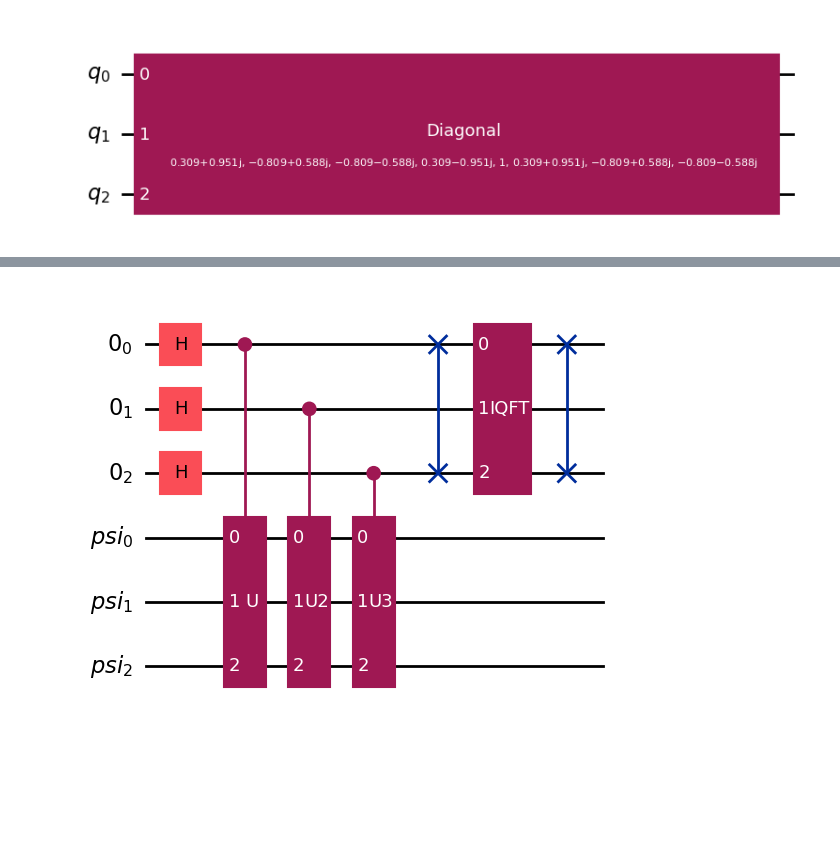
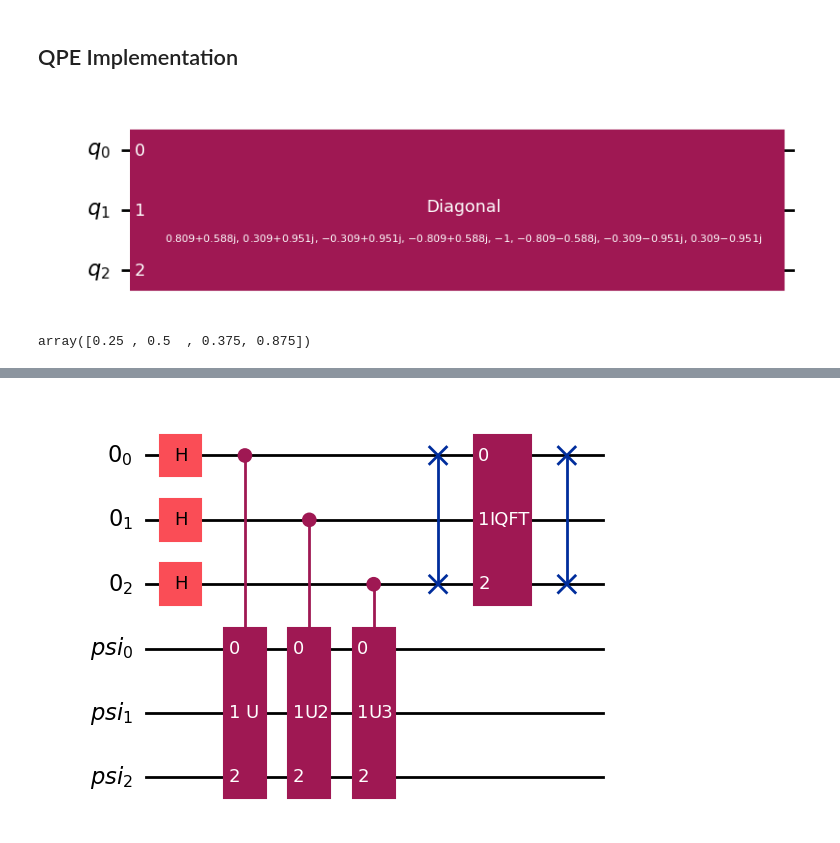
Before and after one commit to pankmunbodh/Quantum-Calculator, a Jupyter notebook: QPE and Grover.ipynb, the cells around one changed output, grey strips where cells are left out. Drawn from its saved outputs; the diff is of its cells as text; code cells hidden in the pictures; blank space fills up the shorter version.

```diff
--- a/Untitled.ipynb
+++ b/QPE and Grover.ipynb
@@ -1,3 +1,5 @@
+# %% [markdown]
+## QPE Implementation
 # %%
 from qiskit.circuit import QuantumCircuit, QuantumRegister, AncillaRegister, ClassicalRegister
 from qiskit.quantum_info import Statevector, Operator
@@ -25,20 +27,37 @@ def inverse_quantum_fourier_transform(n):
 # %%
 from qiskit.circuit.library import Diagonal
 from qiskit.circuit.library import DiagonalGate
 
-def power_diag_U(power, theta1, theta2, theta3,theta4,theta5,theta6,theta7,theta8):
-    diagonals = np.array([np.exp(2*np.pi*1.j*theta1),np.exp(2*np.pi*1.j*theta2),np.exp(2*np.pi*1.j*theta3),np.exp(2*np.pi*1.j*theta4),np.exp(2*np.pi*1.j*theta5),np.exp(2*np.pi*1.j*theta6),np.exp(2*np.pi*1.j*theta7),np.exp(2*np.pi*1.j*theta8)])**power
+
+def theta_input(d,n):
+    possible_thetas = np.arange(2**d)/2**d
+    return np.random.choice(possible_thetas, size=2**n,replace=False)
+
+
+
+def power_diag_U(power, n, thetas):
+    diagonals = np.array([])
+    if 2**n != len(thetas):
+        raise Exception("2^n should be the same length as the array of phases.")
+
+    for theta in thetas:
+        diagonals = np.append(diagonals, np.exp(2*np.pi*1.j*theta))
+    #diagonals = np.array([np.exp(2*np.pi*1.j*theta1),np.exp(2*np.pi*1.j*theta2),np.exp(2*np.pi*1.j*theta3),np.exp(2*np.pi*1.j*theta4),np.exp(2*np.pi*1.j*theta5),np.exp(2*np.pi*1.j*theta6),np.exp(2*np.pi*1.j*theta7),np.exp(2*np.pi*1.j*theta8)])**power
 
     return diagonals.tolist()
 
-def power_U(power,theta1,theta2,theta3, theta4, theta5, theta6, theta7,theta8):
-    diagonals = power_diag_U(power, theta1,theta2,theta3, theta4, theta5, theta6, theta7,theta8)
-    qc = QuantumCircuit(3, name=f"U")
+def power_U(power, n, thetas):
+    diagonals = power_diag_U(power, n, thetas)
+    qc = QuantumCircuit(n, name=f"U")
 
-    qc.append(DiagonalGate(diagonals), range(3))
+    qc.append(DiagonalGate(diagonals), range(n))
 
     return qc
 
-power_U(2,0.1,0.2,0.3,0.4,0.5,0.6,0.7,0.8).draw(output="mpl")
+power_U(2,3,[0.1,0.2,0.3,0.4,0.5,0.6,0.7,0.8]).draw(output="mpl")
 # %% [output]
-[figure, old version]
+[figure, new version]
+# %%
+np.random.choice(np.arange(2**3)/2**3,size=4,replace=False)
+# %% [output]
+array([0.25 , 0.5  , 0.375, 0.875])
```
Also changed, not shown: parts of 5 cells of this notebook.
